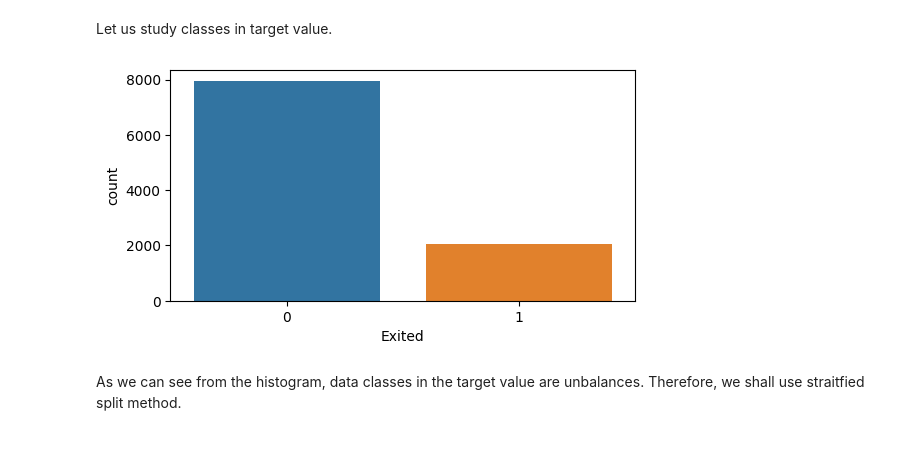
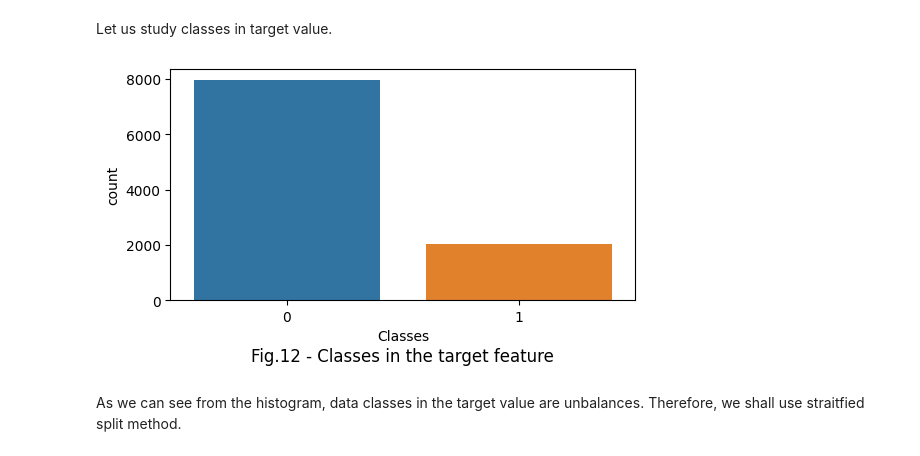
Before and after one commit to Alex1iv/Bank_customers_outflow, a Jupyter notebook: notebooks/Bank_clients_en.ipynb, the cells around one changed output. Saved outputs shown, nothing was run; the diff lists cells and outputs as text; code cells hidden in the pictures.

```diff
--- a/notebooks/Bank_clients_en.ipynb
+++ b/notebooks/Bank_clients_en.ipynb
@@ -481,10 +481,12 @@ Let us study classes in target value.
 # %%
 y.value_counts(normalize=True)
 
-fig = plt.figure(figsize=(6, 3))
-sns.countplot(data = churn_data, x='Exited');
+fig, ax = plt.subplots(1, 1, figsize=(6, 3))
+fig = sns.countplot(data = churn_data, x='Exited');
+ax.set_title('Fig.12 - Classes in the target feature', y=-0.3)
+ax.set_xlabel('Classes');
 # %% [output]
-[figure, old version]
+[figure, new version]
 # %% [markdown]
 As we can see from the histogram, data classes in the target value are unbalances. Therefore, we shall use straitfied
 split method.
```
Also changed, not shown: parts of 41 cells of this notebook.
